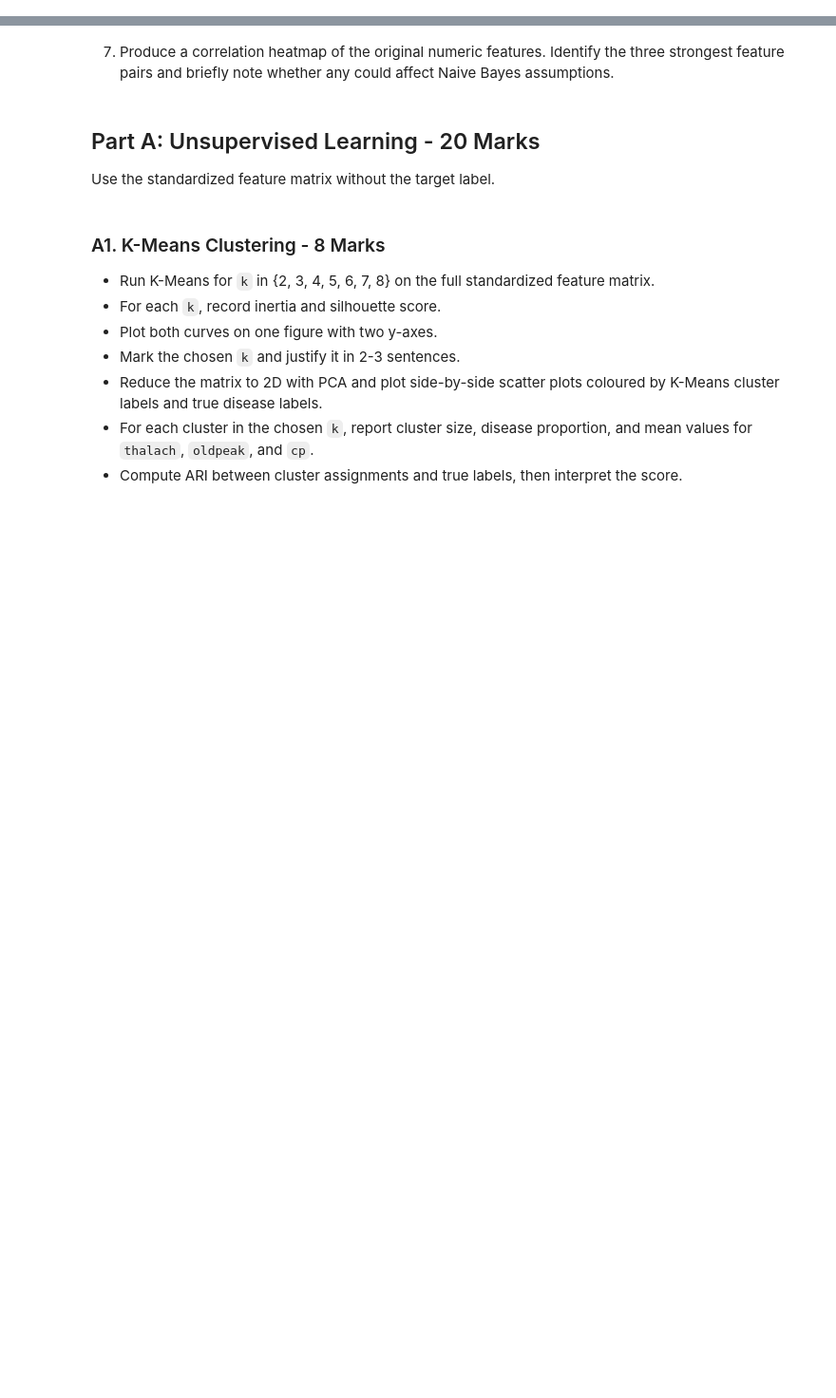
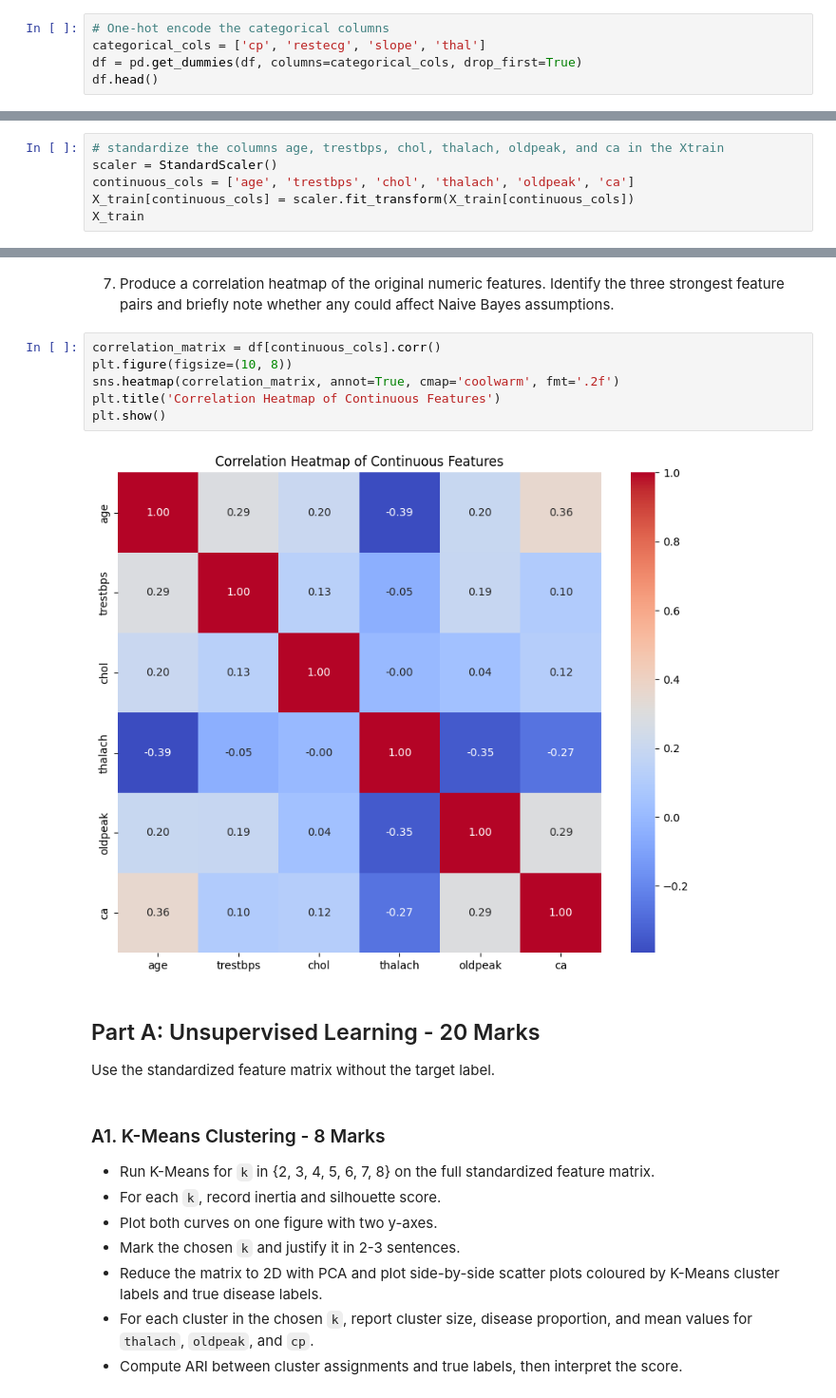
Before and after one commit to fatima-1206/DM-Heart-Disease-Prediction-System, a Jupyter notebook: notebooks/i232616_DM_ASST04.ipynb, the cells around one changed output, grey strips where cells are left out. Shown at 95% size. Saved outputs shown, nothing was run; the diff lists cells and outputs as text; blank space fills up the shorter version.

```diff
--- a/notebooks/i232616_DM_ASST04.ipynb
+++ b/notebooks/i232616_DM_ASST04.ipynb
@@ -186,0 +220,5 @@ df
+# %%
+# One-hot encode the categorical columns
+categorical_cols = ['cp', 'restecg', 'slope', 'thal']
+df = pd.get_dummies(df, columns=categorical_cols, drop_first=True)
+df.head()
@@ -189,0 +243,6 @@ df
+# %%
+# standardize the columns age, trestbps, chol, thalach, oldpeak, and ca in the Xtrain
+scaler = StandardScaler()
+continuous_cols = ['age', 'trestbps', 'chol', 'thalach', 'oldpeak', 'ca']
+X_train[continuous_cols] = scaler.fit_transform(X_train[continuous_cols])
+X_train
@@ -190,6 +263,14 @@ df
 # %% [markdown]
 
 7. Produce a correlation heatmap of the original numeric features. Identify the three strongest feature pairs and briefly note whether any could affect Naive Bayes assumptions.
+# %%
+correlation_matrix = df[continuous_cols].corr()
+plt.figure(figsize=(10, 8))
+sns.heatmap(correlation_matrix, annot=True, cmap='coolwarm', fmt='.2f')
+plt.title('Correlation Heatmap of Continuous Features')
+plt.show()
+# %% [output]
+[figure, added]
 # %% [markdown]
 
 ## Part A: Unsupervised Learning - 20 Marks
```
Also changed, not shown: parts of 14 cells of this notebook, 1 other file.
